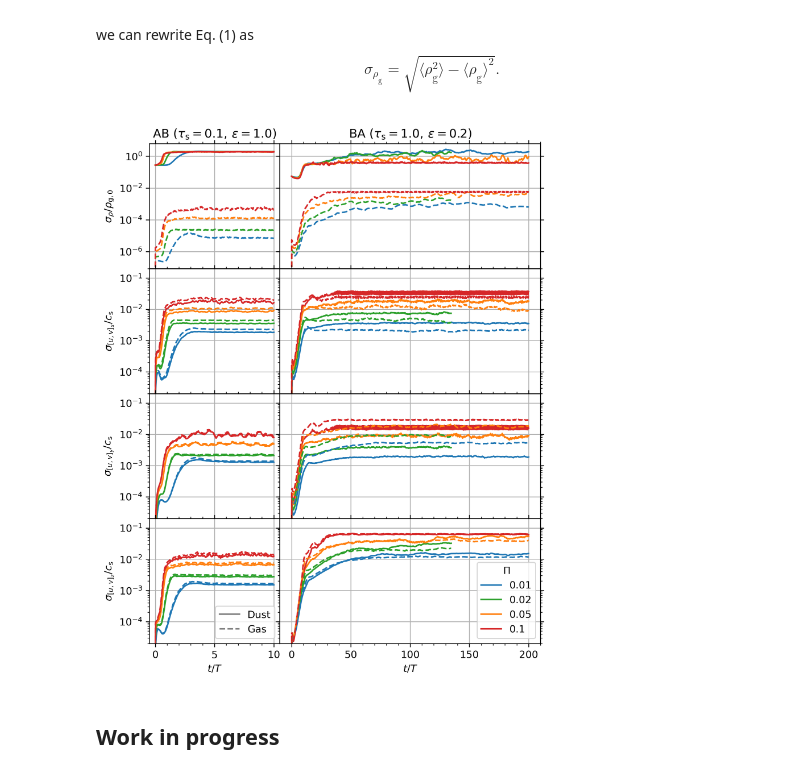
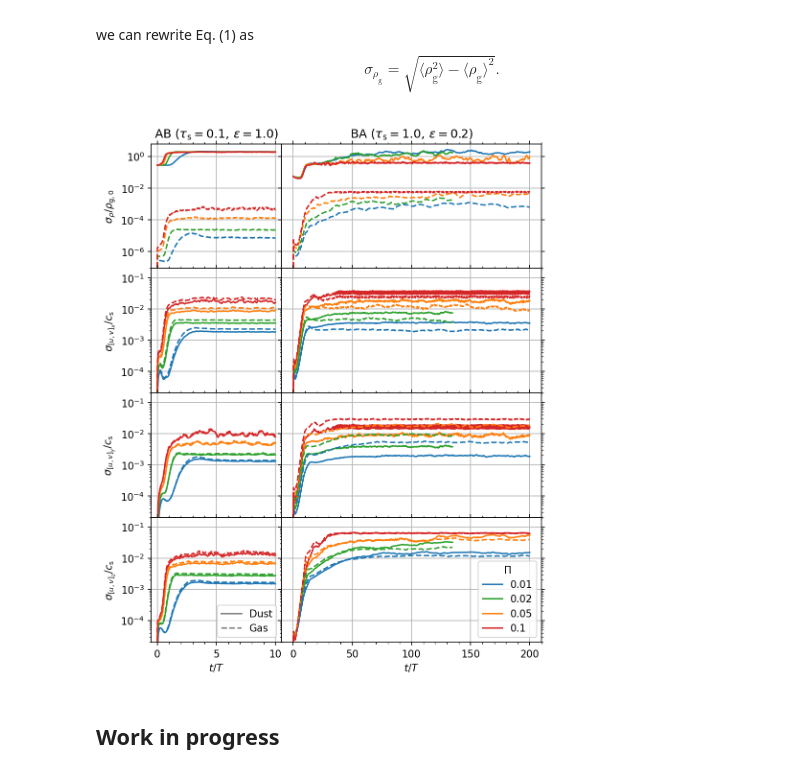
Before and after one commit to sabaronett/streaming-instability, a Jupyter notebook: ipynb/Dispersions.ipynb, the cells around one changed output. Cells and saved outputs as stored; diff of their text form; code cells hidden in the pictures.

Commit message:
Lower dpi of .ipynb embedded plot

```diff
--- a/ipynb/Dispersions.ipynb
+++ b/ipynb/Dispersions.ipynb
@@ -80,7 +80,7 @@ def std_err_par(val, err, dec_not=False):
     return f'{val_sig}({err_1st}) \\times 10^{exp_str}'
 
 fig, axs = plt.subplots(4, 2, sharex='col', sharey='row', width_ratios=[1,2],
-                        figsize=(7, 9), dpi=300)
+                        figsize=(7, 9), dpi=150)
 workdir = '../unstrat'
 cases = ['AB', 'BA']
 Pis = [['0.01', 'tab:blue'], ['0.02', 'tab:green'],
@@ -196,34 +196,34 @@ for ax in axs.flat:
 
 axs[0, 0].set(title=r'AB ($\tau_\mathrm{s}=0.1,\,\epsilon=1.0)$',
               ylabel=r'$\sigma_\rho/\rho_\mathrm{g,0}$')
 axs[0, 1].set(title=r'BA ($\tau_\mathrm{s}=1.0,\,\epsilon=0.2)$')
 axs[1, 0].set(ylabel=r'$\sigma_{[u,v]_x}/c_\mathrm{s}$', ylim=vylim)
 axs[2, 0].set(ylabel=r'$\sigma_{[u,v]_y}/c_\mathrm{s}$', ylim=vylim)
 axs[3, 0].set(ylabel=r'$\sigma_{[u,v]_z}/c_\mathrm{s}$', ylim=vylim)
 axs[3, 0].set(xlabel=r'$t/T$')
 axs[3, 1].set(xlabel=r'$t/T$')
 
 plt.subplots_adjust(hspace=0, wspace=0)
 plt.savefig('figs/dispersions.pdf', bbox_inches='tight', pad_inches=0.01)
 
 df = pd.DataFrame({
     'Case'                                : cols[0],
     r'$\Pi$'                              : cols[1],
     r'$\overline{\sigma_{\rhop}}/\rhogn$' : cols[2],
     r'$\overline{\sigma_{v_x}}/\cs$'      : cols[3],
     r'$\overline{\sigma_{v_y}}/\cs$'      : cols[4],
     r'$\overline{\sigma_{v_z}}/\cs$'      : cols[5],
     r'$\overline{\sigma_{\rhog}}/\rhogn$' : cols[6],
     r'$\overline{\sigma_{u_x}}/\cs$'      : cols[7],
     r'$\overline{\sigma_{u_y}}/\cs$'      : cols[8],
     r'$\overline{\sigma_{u_z}}/\cs$'      : cols[9],
     # r'$\overline{\Delta u_x}/\cs$'        : cols[10],
     # r'$\overline{\Delta u_y}/\cs$'        : cols[11],
     })
 # df.to_latex(buf='tabs/disps.sty')
 # df
 # %% [output]
-[figure, old version]
+[figure, new version]
 # %% [markdown]
 ## Work in progress
 # %%
```
